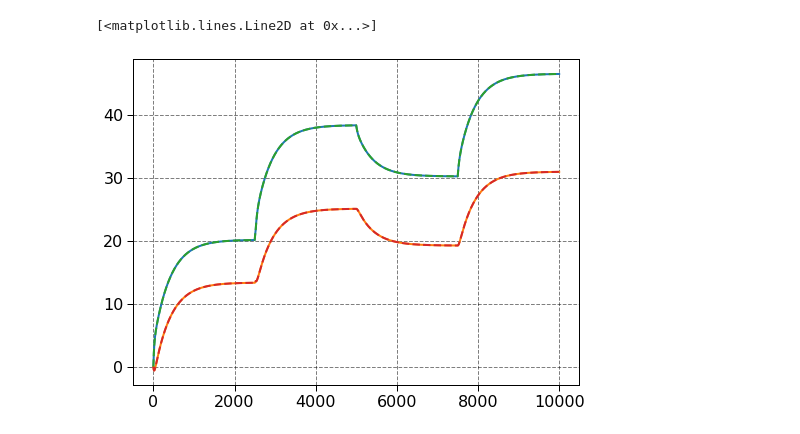
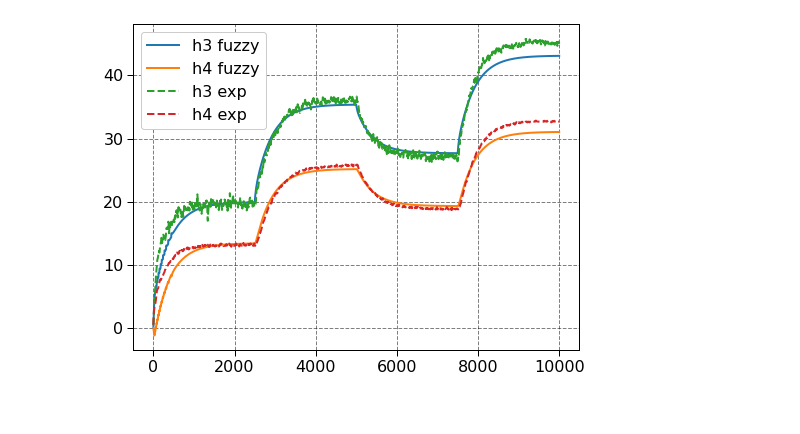
Before and after one commit to miguellrodrigues/ic_tanques, a Jupyter notebook: notebooks/continous/sim_fuzzy_continous.ipynb, the cells around one changed output. Cells and saved outputs as stored; diff of their text form; code cells hidden in the pictures.

Commit message:
fuzzy

```diff
--- a/notebooks/continous/sim_fuzzy_continous.ipynb
+++ b/notebooks/continous/sim_fuzzy_continous.ipynb
@@ -63,8 +63,8 @@ pertinence_functions = np.array([
 h1_t = np.zeros(iterations)
 h2_t = np.zeros(iterations)
 
-h1_0 = 0
-h2_0 = 1e-3
+h1_0 = 1e-3
+h2_0 = 1e-4
 
 h1_t[0] = h1_0
 h2_t[0] = h2_0
@@ -86,10 +86,10 @@ u[int(7500 / Ts):int(10000 / Ts)] = 40
 
 
 def q_34(diff):
-        return (33.082144*diff + 89.99671)*0.89930283
+        return (33.082144*diff + 89.99671)
 
 def q_out(h4):
-    return (9.785984*h4 + 156.704985)*1.18231989
+    return (9.785984*h4 + 156.704985)
 
 
 for i in range(1, iterations):
@@ -102,12 +102,11 @@ for i in range(1, iterations):
 
     diff = h1 - h2
 
-    R34 = diff / q_34(diff)
+    R34 = 0.89762702*(diff / q_34(diff) )
+    if diff < 6:
+        R34 = .06
 
-    if diff < 8:
-        R34 = .02
-
-    qout = q_out(h2)
+    qout = 1.18229826*q_out(h2)
 
     a3 = (3 * r / 5) * (2.7 * r - ((np.cos(2.5*np.pi*h1 - mu)) / (sigma * np.sqrt(2 * np.pi))) * np.exp(-((h1 - mu)**2) / (2 * sigma ** 2)))
 
@@ -151,17 +150,19 @@ h1_nl = np.load('./data/h1_nl.npy')
 h2_nl = np.load('./data/h2_nl.npy')
 # %%
 plt.figure(1)
-plt.plot(time, h1_t)
-plt.plot(time, h2_t)
+plt.plot(time, h1_t, label='h3 fuzzy')
+plt.plot(time, h2_t, label='h4 fuzzy')
 
-plt.plot(time, h1_nl, '--')
-plt.plot(time, h2_nl, '--')
+plt.plot(time, h1_exp, '--', label='h3 exp')
+plt.plot(time, h2_exp, '--', label='h4 exp')
+
+plt.legend()
+plt.savefig('./fuzzy.png', dpi=300)
 
 # plt.plot(t_exp, h1_exp)
 # plt.plot(t_exp, h2_exp)
 # %% [output]
-[<matplotlib.lines.Line2D at 0x...>]
-[figure, old version]
+[figure, new version]
 # %%
 np.save('./data/h3_py.npy', h1_t)
 np.save('./data/h4_py.npy', h2_t)
```
Also changed, not shown: 56 other files.
